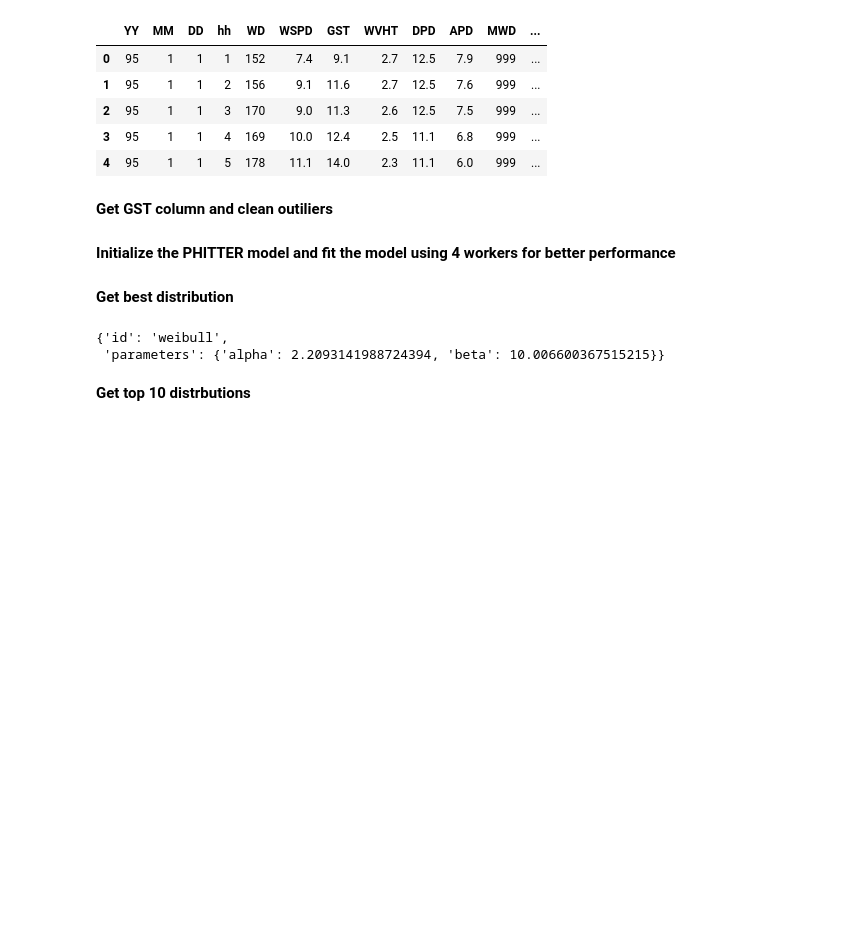
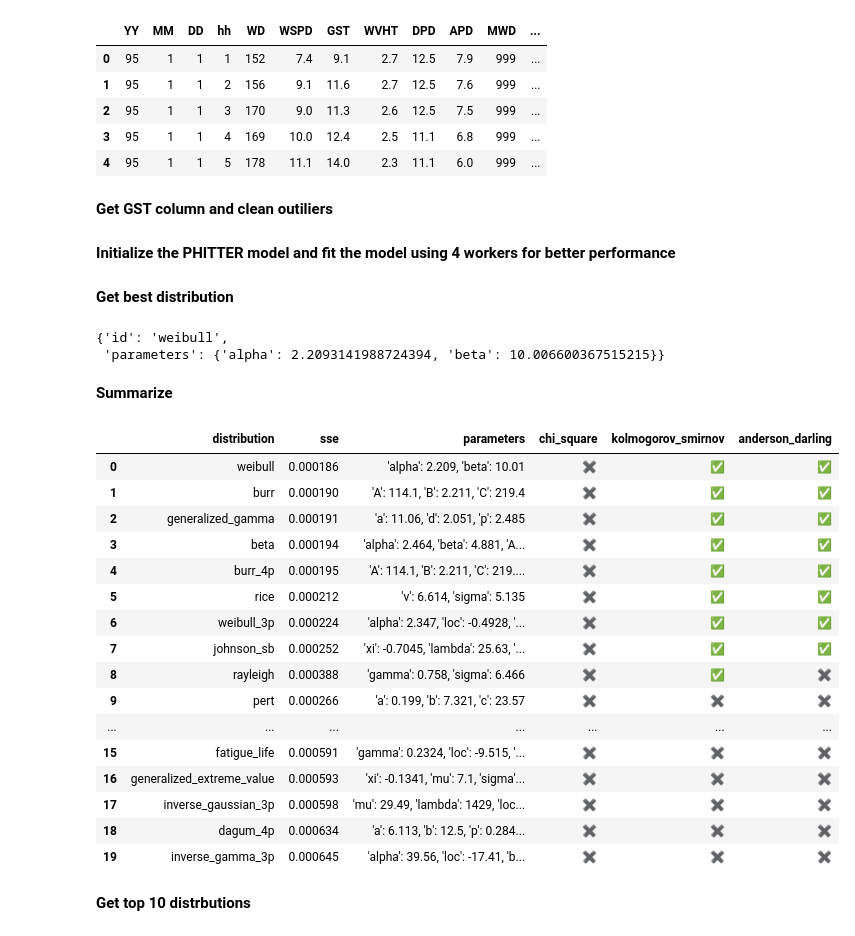
Before and after one commit to phitterio/phitter-kernel, a Jupyter notebook: examples/fit_continuous_ncdb.ipynb, the cells around one changed output. Drawn from its saved outputs; the diff is of its cells as text; code cells hidden in the pictures; blank space fills up the shorter version.

```diff
--- a/examples/fit_continuous_ncdb.ipynb
+++ b/examples/fit_continuous_ncdb.ipynb
@@ -46,6 +46,28 @@ phitter_cont.best_distribution
 # %% [output]
 {'id': 'weibull',
  'parameters': {'alpha': 2.2093141988724394, 'beta': 10.006600367515215}}
+# %% [markdown]
+**Summarize**
+# %%
+phitter_cont.summarize()
+# %% [output]
+|  | distribution | sse | parameters | chi_square | kolmogorov_smirnov | anderson_darling |
+| 0 | weibull | 0.000186 | 'alpha': 2.209, 'beta': 10.01 | ✖️ | ✅ | ✅ |
+| 1 | burr | 0.000190 | 'A': 114.1, 'B': 2.211, 'C': 219.4 | ✖️ | ✅ | ✅ |
+| 2 | generalized_gamma | 0.000191 | 'a': 11.06, 'd': 2.051, 'p': 2.485 | ✖️ | ✅ | ✅ |
+| 3 | beta | 0.000194 | 'alpha': 2.464, 'beta': 4.881, 'A... | ✖️ | ✅ | ✅ |
+| 4 | burr_4p | 0.000195 | 'A': 114.1, 'B': 2.211, 'C': 219.... | ✖️ | ✅ | ✅ |
+| 5 | rice | 0.000212 | 'v': 6.614, 'sigma': 5.135 | ✖️ | ✅ | ✅ |
+| 6 | weibull_3p | 0.000224 | 'alpha': 2.347, 'loc': -0.4928, '... | ✖️ | ✅ | ✅ |
+| 7 | johnson_sb | 0.000252 | 'xi': -0.7045, 'lambda': 25.63, '... | ✖️ | ✅ | ✅ |
+| 8 | rayleigh | 0.000388 | 'gamma': 0.758, 'sigma': 6.466 | ✖️ | ✅ | ✖️ |
+| 9 | pert | 0.000266 | 'a': 0.199, 'b': 7.321, 'c': 23.57 | ✖️ | ✖️ | ✖️ |
+| ... | ... | ... | ... | ... | ... | ... |
+| 15 | fatigue_life | 0.000591 | 'gamma': 0.2324, 'loc': -9.515, '... | ✖️ | ✖️ | ✖️ |
+| 16 | generalized_extreme_value | 0.000593 | 'xi': -0.1341, 'mu': 7.1, 'sigma'... | ✖️ | ✖️ | ✖️ |
+| 17 | inverse_gaussian_3p | 0.000598 | 'mu': 29.49, 'lambda': 1429, 'loc... | ✖️ | ✖️ | ✖️ |
+| 18 | dagum_4p | 0.000634 | 'a': 6.113, 'b': 12.5, 'p': 0.284... | ✖️ | ✖️ | ✖️ |
+| 19 | inverse_gamma_3p | 0.000645 | 'alpha': 39.56, 'loc': -17.41, 'b... | ✖️ | ✖️ | ✖️ |
 # %% [markdown]
 **Get top 10 distrbutions**
 # %%
```
Also changed, not shown: 11 other files.
